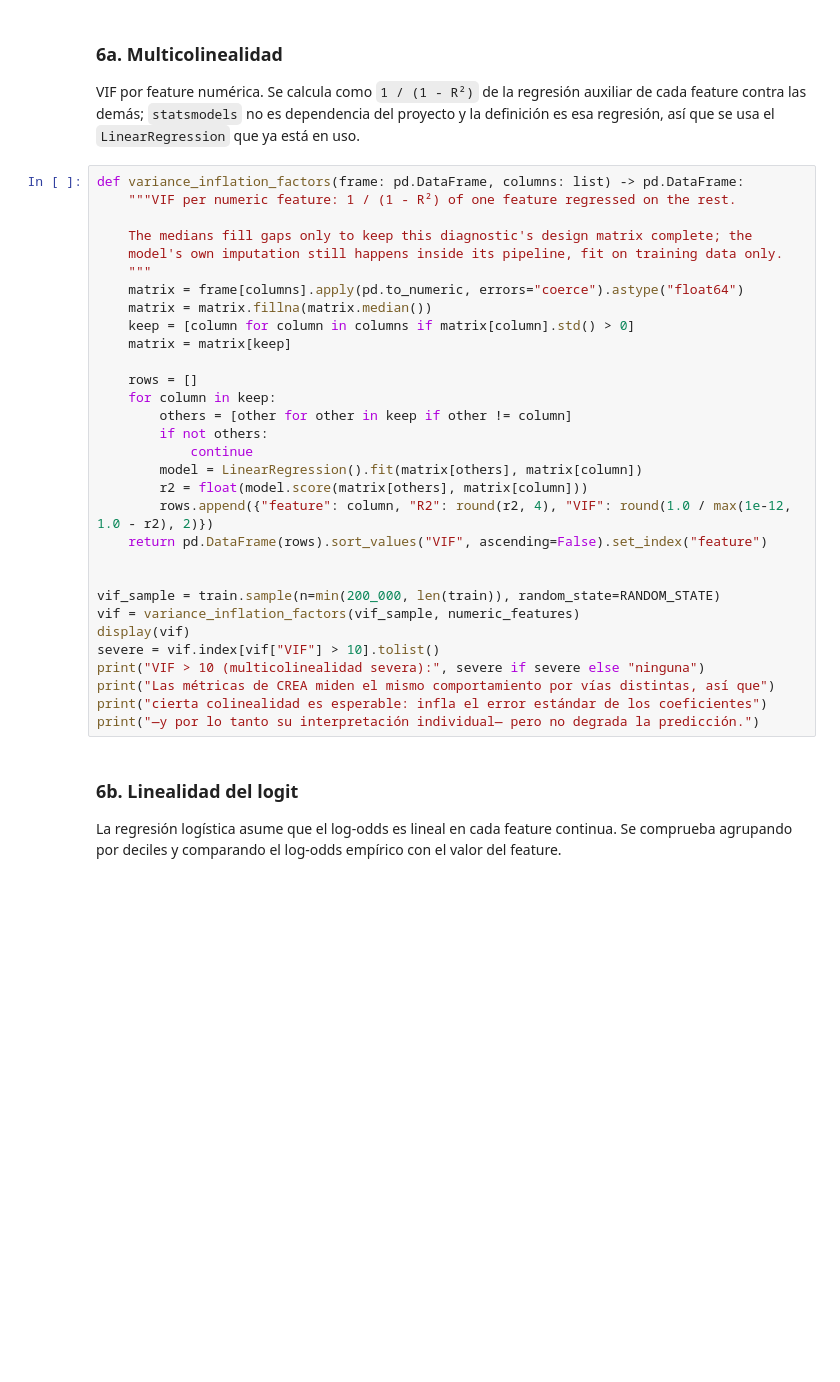
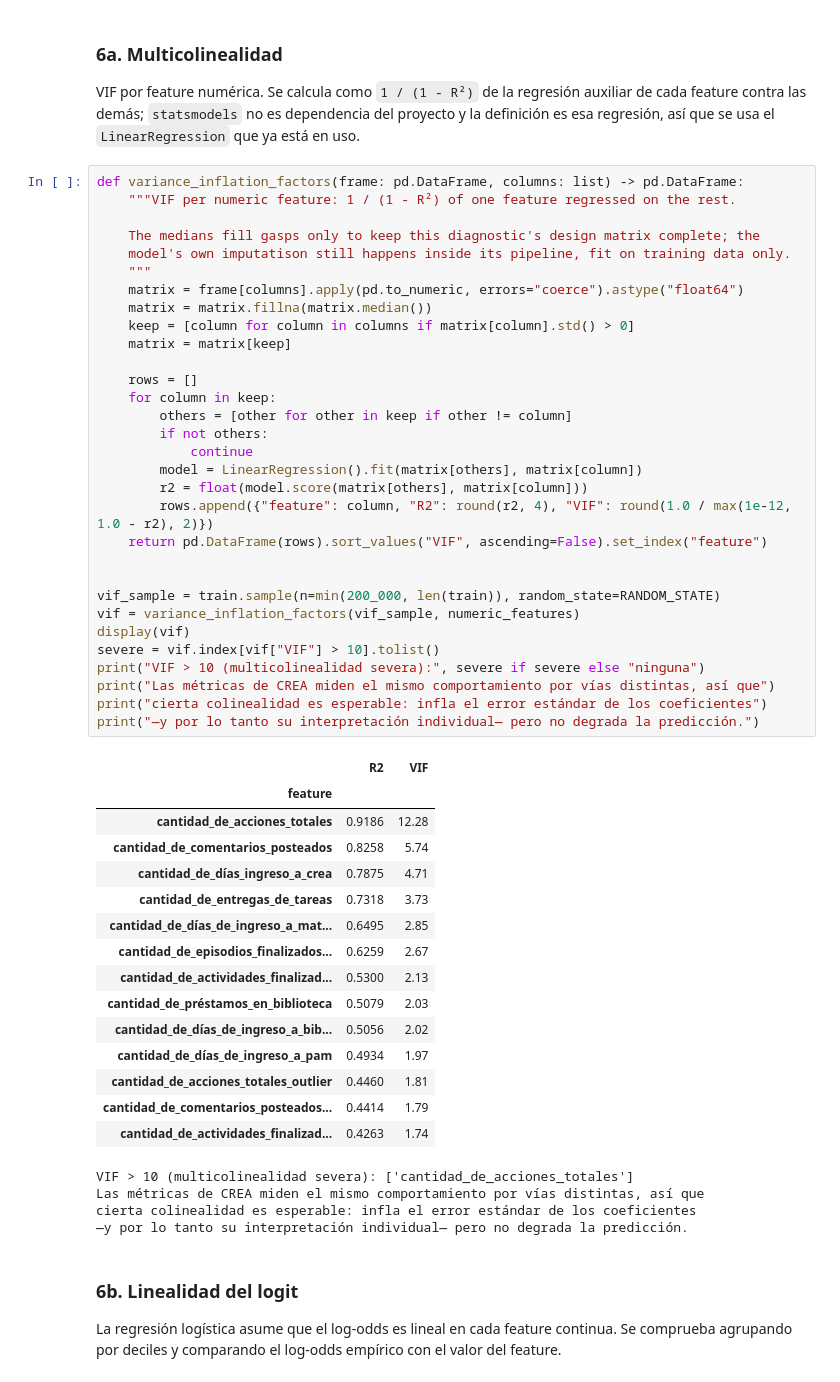
Before and after one commit to geramargonzalez/PlanCeibal-UTEC26-MachineLearning, a Jupyter notebook: Scripts/retrieve_csvs.ipynb, the cells around one changed output. Saved outputs shown, nothing was run; the diff lists cells and outputs as text; blank space fills up the shorter version.

```diff
--- a/Scripts/retrieve_csvs.ipynb
+++ b/Scripts/retrieve_csvs.ipynb
@@ -1337,34 +1354,54 @@ esa regresión, así que se usa el `LinearRegression` que ya está en uso.
 # %%
 def variance_inflation_factors(frame: pd.DataFrame, columns: list) -> pd.DataFrame:
     """VIF per numeric feature: 1 / (1 - R²) of one feature regressed on the rest.
 
-    The medians fill gaps only to keep this diagnostic's design matrix complete; the
-    model's own imputation still happens inside its pipeline, fit on training data only.
+    The medians fill gasps only to keep this diagnostic's design matrix complete; the
+    model's own imputatison still happens inside its pipeline, fit on training data only.
     """
     matrix = frame[columns].apply(pd.to_numeric, errors="coerce").astype("float64")
     matrix = matrix.fillna(matrix.median())
     keep = [column for column in columns if matrix[column].std() > 0]
     matrix = matrix[keep]
 
     rows = []
     for column in keep:
         others = [other for other in keep if other != column]
         if not others:
             continue
         model = LinearRegression().fit(matrix[others], matrix[column])
         r2 = float(model.score(matrix[others], matrix[column]))
         rows.append({"feature": column, "R2": round(r2, 4), "VIF": round(1.0 / max(1e-12, 1.0 - r2), 2)})
     return pd.DataFrame(rows).sort_values("VIF", ascending=False).set_index("feature")
 
 
 vif_sample = train.sample(n=min(200_000, len(train)), random_state=RANDOM_STATE)
 vif = variance_inflation_factors(vif_sample, numeric_features)
 display(vif)
 severe = vif.index[vif["VIF"] > 10].tolist()
 print("VIF > 10 (multicolinealidad severa):", severe if severe else "ninguna")
 print("Las métricas de CREA miden el mismo comportamiento por vías distintas, así que")
 print("cierta colinealidad es esperable: infla el error estándar de los coeficientes")
 print("—y por lo tanto su interpretación individual— pero no degrada la predicción.")
+# %% [output]
+|  | R2 | VIF |
+| feature |  |  |
+| cantidad_de_acciones_totales | 0.9186 | 12.28 |
+| cantidad_de_comentarios_posteados | 0.8258 | 5.74 |
+| cantidad_de_días_ingreso_a_crea | 0.7875 | 4.71 |
+| cantidad_de_entregas_de_tareas | 0.7318 | 3.73 |
+| cantidad_de_días_de_ingreso_a_mat... | 0.6495 | 2.85 |
+| cantidad_de_episodios_finalizados... | 0.6259 | 2.67 |
+| cantidad_de_actividades_finalizad... | 0.5300 | 2.13 |
+| cantidad_de_préstamos_en_biblioteca | 0.5079 | 2.03 |
+| cantidad_de_días_de_ingreso_a_bib... | 0.5056 | 2.02 |
+| cantidad_de_días_de_ingreso_a_pam | 0.4934 | 1.97 |
+| cantidad_de_acciones_totales_outlier | 0.4460 | 1.81 |
+| cantidad_de_comentarios_posteados... | 0.4414 | 1.79 |
+| cantidad_de_actividades_finalizad... | 0.4263 | 1.74 |
+VIF > 10 (multicolinealidad severa): ['cantidad_de_acciones_totales']
+Las métricas de CREA miden el mismo comportamiento por vías distintas, así que
+cierta colinealidad es esperable: infla el error estándar de los coeficientes
+—y por lo tanto su interpretación individual— pero no degrada la predicción.
 # %% [markdown]
 ### 6b. Linealidad del logit
 
```
Also changed, not shown: parts of 18 cells of this notebook, 1 other file.
